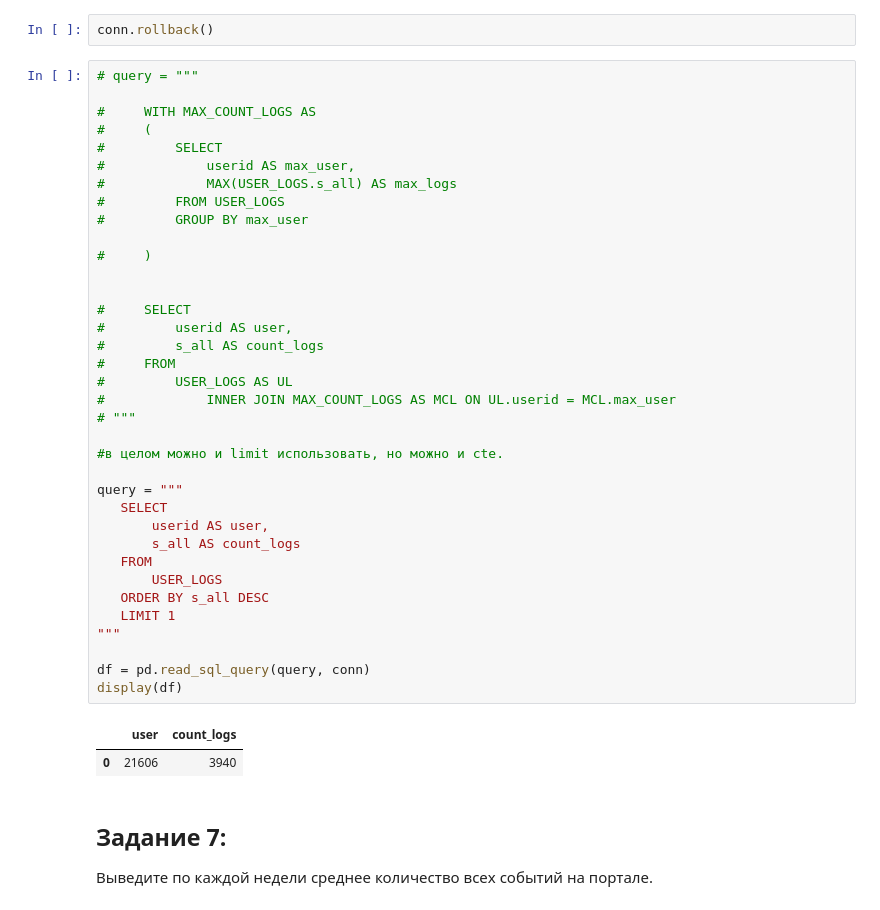
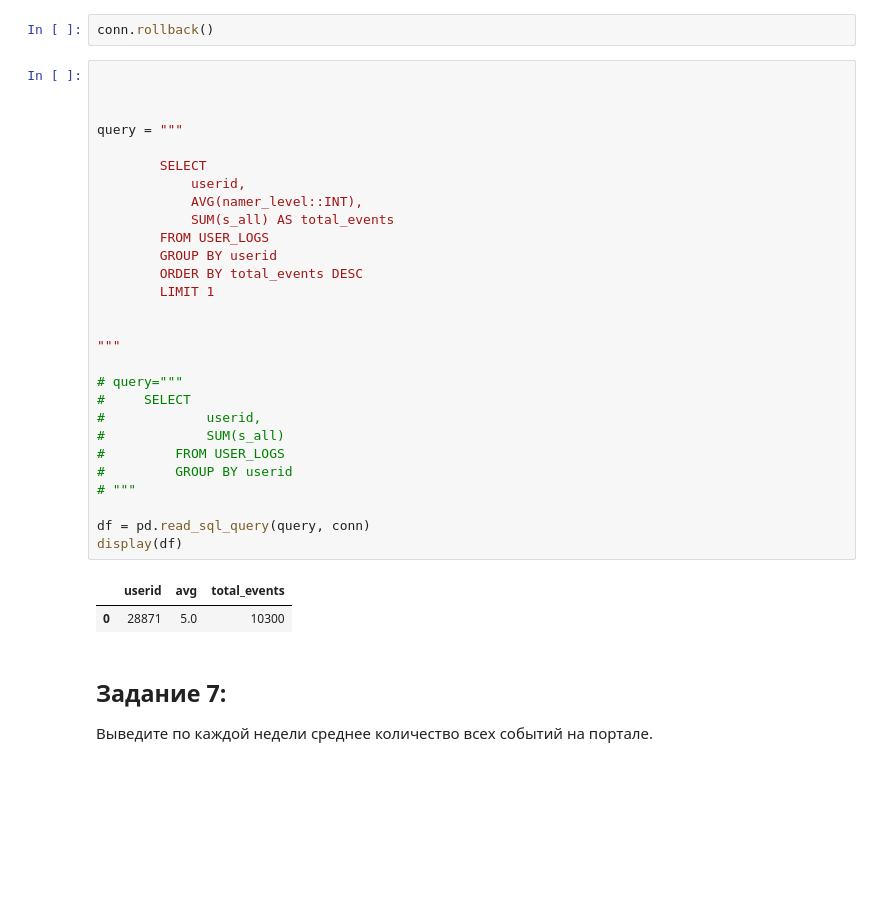
Before and after one commit to Nominante1/Big_data_in_economics_Davydoff, a Jupyter notebook: task_4_Docker/postGre_portal_logs.ipynb, the cells around one changed output. Saved outputs shown, nothing was run; the diff lists cells and outputs as text; blank space fills up the shorter version.

```diff
--- a/task_4_Docker/postGre_portal_logs.ipynb
+++ b/task_4_Docker/postGre_portal_logs.ipynb
@@ -379,44 +410,36 @@ display(df)
 # %%
 conn.rollback()
 # %%
-# query = """
-
-#     WITH MAX_COUNT_LOGS AS
-#     (
-#         SELECT
-#             userid AS max_user,
-#             MAX(USER_LOGS.s_all) AS max_logs
-#         FROM USER_LOGS
-#         GROUP BY max_user
-
-#     )
 
 
-#     SELECT
-#         userid AS user,
-#         s_all AS count_logs
-#     FROM
-#         USER_LOGS AS UL
-#             INNER JOIN MAX_COUNT_LOGS AS MCL ON UL.userid = MCL.max_user
-# """
-
-#в целом можно и limit использовать, но можно и cte.
 
 query = """
-   SELECT
-       userid AS user,
-       s_all AS count_logs
-   FROM
-       USER_LOGS
-   ORDER BY s_all DESC
-   LIMIT 1
+
+        SELECT
+            userid,
+            AVG(namer_level::INT),
+            SUM(s_all) AS total_events
+        FROM USER_LOGS
+        GROUP BY userid
+        ORDER BY total_events DESC
+        LIMIT 1
+
+
 """
+
+# query="""
+#     SELECT
+#             userid,
+#             SUM(s_all)
+#         FROM USER_LOGS
+#         GROUP BY userid
+# """
 
 df = pd.read_sql_query(query, conn)
 display(df)
 # %% [output]
-|  | user | count_logs |
-| 0 | 21606 | 3940 |
+|  | userid | avg | total_events |
+| 0 | 28871 | 5.0 | 10300 |
 # %% [markdown]
 ## Задание 7:
 
```
Also changed, not shown: parts of 4 cells of this notebook.
